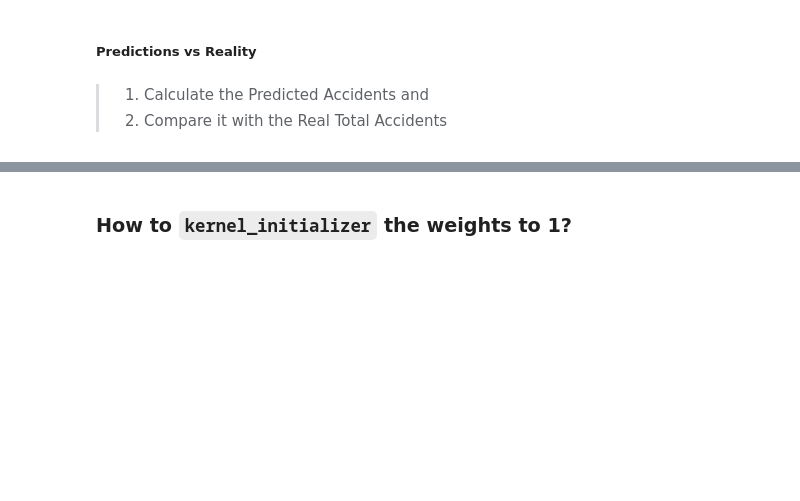
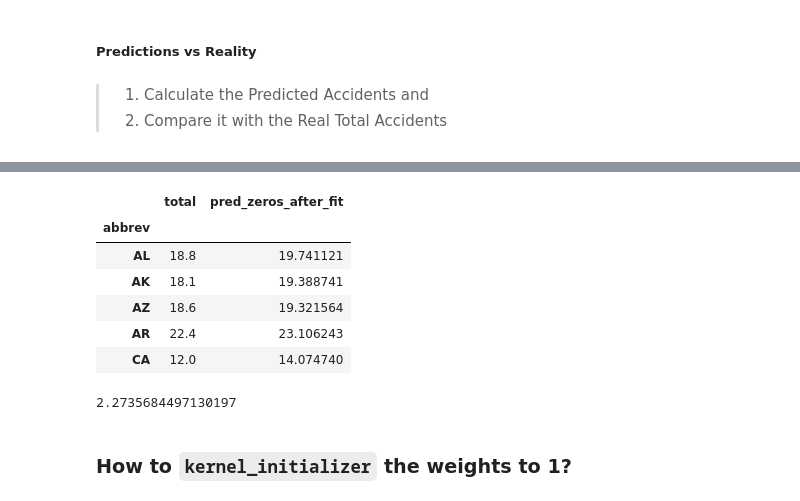
Before and after one commit to jsulopzs/resolving-python-method, a Jupyter notebook: II Machine Learning & Deep Learning/#04. Why Neural Networks Deeply Learn a Mathematical Formula/04session.ipynb, the cells around one changed output, grey strips where cells are left out. Cells and saved outputs as stored; diff of their text form; code cells hidden in the pictures; blank space fills up the shorter version.

```diff
--- a/II Machine Learning & Deep Learning/#04. Why Neural Networks Deeply Learn a Mathematical Formula/04session.ipynb
+++ b/II Machine Learning & Deep Learning/#04. Why Neural Networks Deeply Learn a Mathematical Formula/04session.ipynb
@@ -138,9 +166,19 @@ y_pred = model.predict(X)
 # %%
-dfres = df[['total']].copy()
-dfres['pred_zeros_after_fit'] = y_pred
-dfres.head()
+dfsel = df[['total']].copy()
+dfsel['pred_zeros_after_fit'] = y_pred
+dfsel.head()
+# %% [output]
+|  | total | pred_zeros_after_fit |
+| abbrev |  |  |
+| AL | 18.8 | 19.741121 |
+| AK | 18.1 | 19.388741 |
+| AZ | 18.6 | 19.321564 |
+| AR | 22.4 | 23.106243 |
+| CA | 12.0 | 14.074740 |
 # %%
-mse = ((dfres.total - dfres.pred_zeros)**2).mean()
+mse = ((dfsel.total - dfsel.pred_zeros_after_fit)**2).mean()
 mse
+# %% [output]
+2.2735684497130197
 # %% [markdown]
 ### How to `kernel_initializer` the weights to 1?
```
Also changed, not shown: parts of 15 cells of this notebook, 1 other file.
